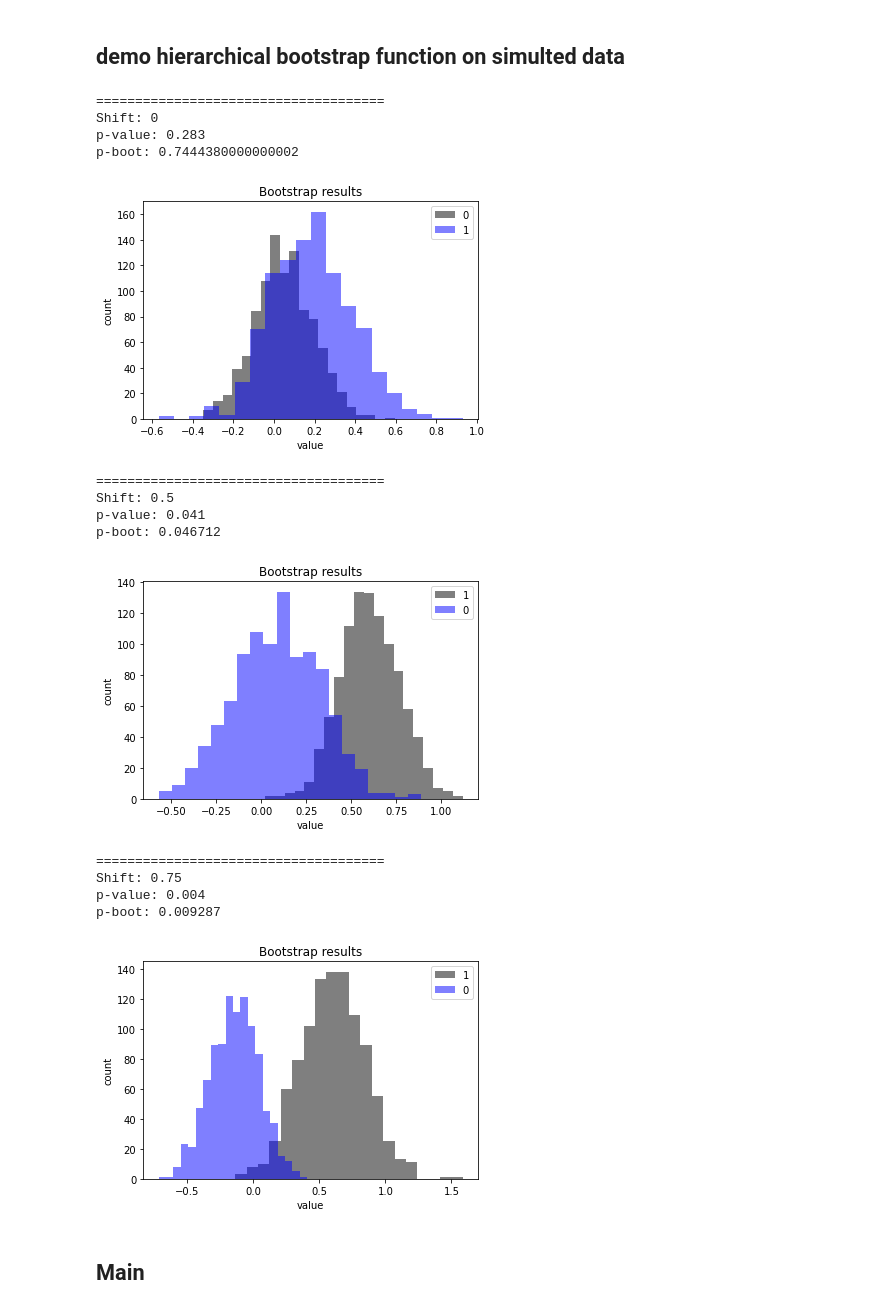
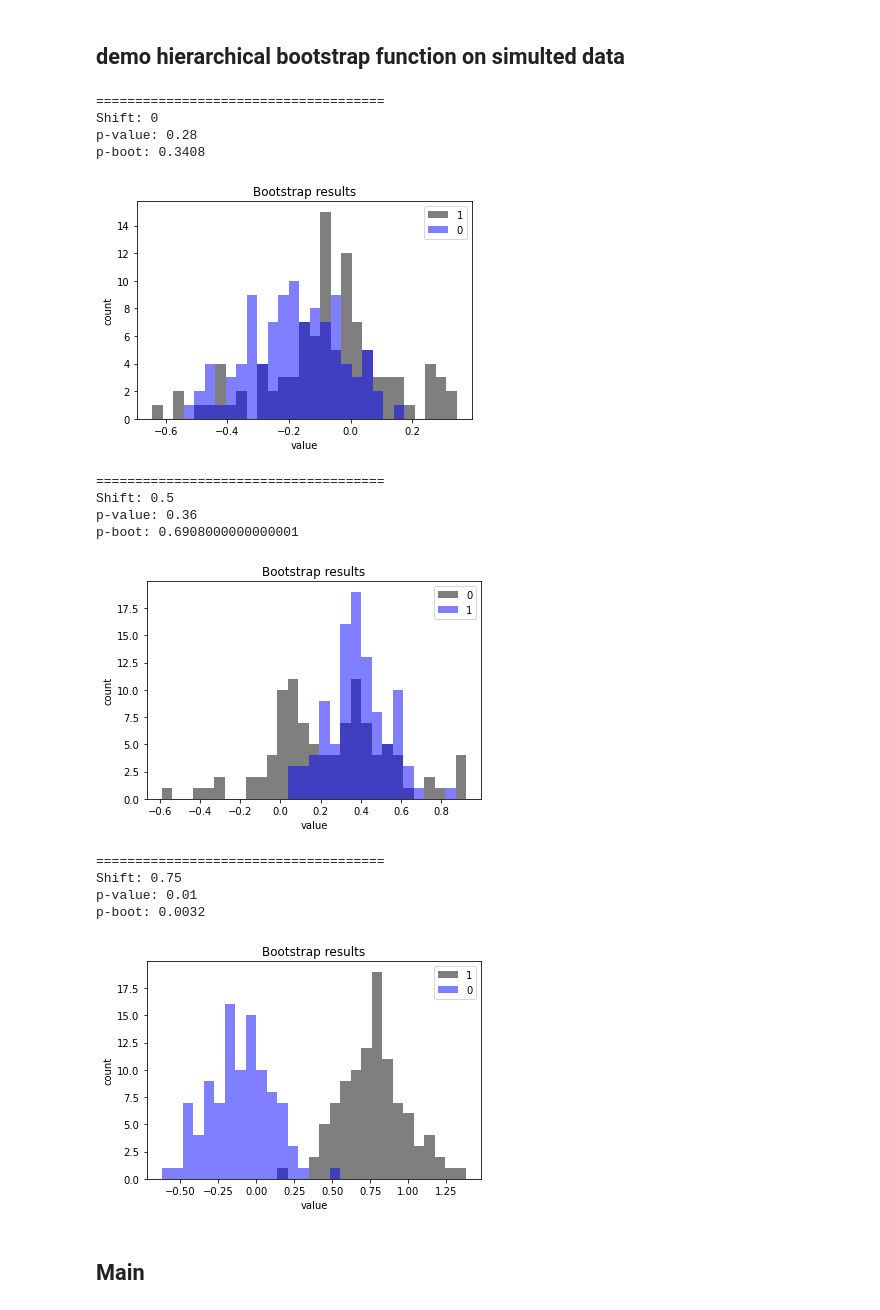
Before and after one commit to voytekresearch/oscillation_vs_exponent, a Jupyter notebook: notebooks/hierarchical_bootstrap.ipynb, the cells around one changed output. Saved outputs shown, nothing was run; the diff lists cells and outputs as text; code cells hidden in the pictures.

Commit message:
feat: update plotting function

```diff
--- a/notebooks/hierarchical_bootstrap.ipynb
+++ b/notebooks/hierarchical_bootstrap.ipynb
@@ -200,45 +208,45 @@ def plot_bootstrap_results(df, variable, condition, distribution_0, distribution
 # create simulated data
 n_clusters = 10
 n_instances = 10
 
 #
 for shift in [0, 0.5, 0.75]:
     print("=====================================")
     print(f"Shift: {shift}")
     # create dataframe
     df = pd.DataFrame(columns=['condition','cluster','instance','value'])
     for i_cluster in range(n_clusters):
         for i_instance in range(n_instances):
             df_i = pd.DataFrame(columns=['condition','cluster','instance','value'])
             df_i['condition'] = np.random.choice([0,1], size=1)
             df_i['cluster'] = i_cluster
             df_i['instance'] = i_instance
             df_i['value'] = np.random.randn()
             df = pd.concat([df, df_i], ignore_index=True)
 
     # shift values for condition 1
     df.loc[df['condition']==1, 'value'] += shift
     df['value'] = df['value'].astype(float) # convert to float
 
     # apply hierarchical bootstrap
     # p_value, distribution_0, distribution_1 = run_hierarchical_bootstrap(df, 'value', 'condition', 'cluster', 'instance', 100)
-    p_value, p_boot, joint_prob, bin_edges, distribution_0, distribution_1 = run_hierarchical_bootstrap(df, 'value', 'condition', 'cluster', 'instance', 1000)
+    p_value, p_boot, joint_prob, bin_edges, distribution_0, distribution_1 = run_hierarchical_bootstrap(df, 'value', 'condition', 'cluster', 'instance', 100)
 # %% [output]
 =====================================
 Shift: 0
-p-value: 0.283
-p-boot: 0.7444380000000002
+p-value: 0.28
+p-boot: 0.3408
-[figure, old version]
+[figure, new version]
 =====================================
 Shift: 0.5
-p-value: 0.041
-p-boot: 0.046712
+p-value: 0.36
+p-boot: 0.6908000000000001
-[figure, old version]
+[figure, new version]
 =====================================
 Shift: 0.75
-p-value: 0.004
-p-boot: 0.009287
+p-value: 0.01
+p-boot: 0.0032
-[figure, old version]
+[figure, new version]
 # %% [markdown]
 ## Main
 # %% [markdown]
```
Also changed, not shown: parts of 1 cell of this notebook.
